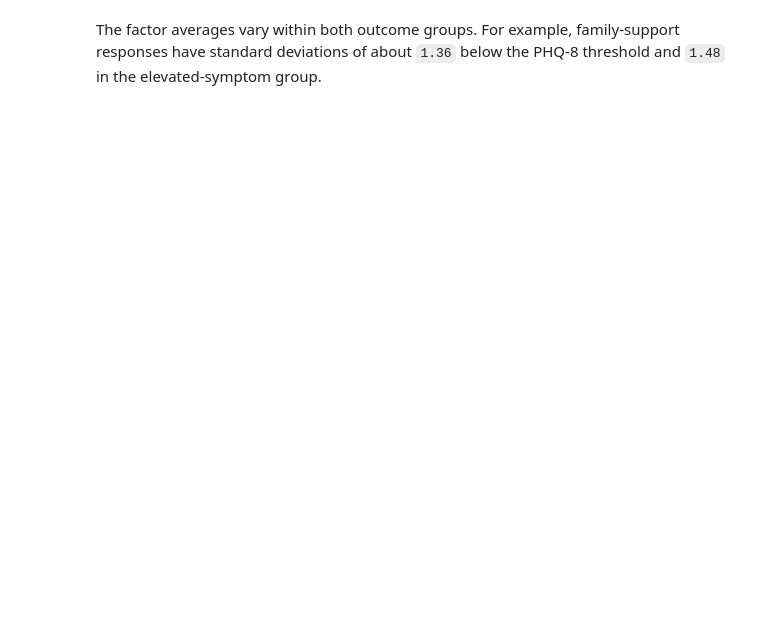
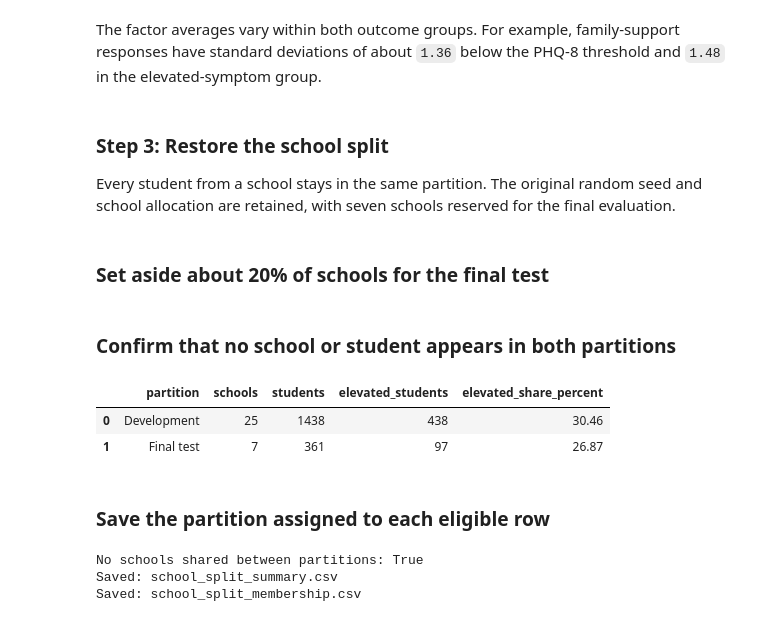
Before and after one commit to N-umwali/SchoolCare-Screening-Priority, a Jupyter notebook: student_screening.ipynb, the cells around one changed output. Cells and saved outputs as stored; diff of their text form; code cells hidden in the pictures; blank space fills up the shorter version.

```diff
--- a/student_screening.ipynb
+++ b/student_screening.ipynb
@@ -651,3 +652,77 @@ factor_spread.round(2).to_csv(REPORTS / "eda_factor_spread.csv")
 | Elevated PHQ-8 symptoms | 5.21 | 1.48 | 3.14 | 0.92 | 5.49 | ... |
 # %% [markdown]
 The factor averages vary within both outcome groups. For example, family-support responses have standard deviations of about `1.36` below the PHQ-8 threshold and `1.48` in the elevated-symptom group.
+# %% [markdown]
+### **Step 3: Restore the school split**
+Every student from a school stays in the same partition. The original random seed and school allocation are retained, with seven schools reserved for the final evaluation.
+# %% [markdown]
+### **Set aside about 20% of schools for the final test**
+# %%
+splitter = GroupShuffleSplit(
+    n_splits=1,
+    test_size=0.20,
+    random_state=42
+)
+
+train_idx, test_idx = next(splitter.split(X, y, groups=groups))
+
+X_train = X.iloc[train_idx].copy()
+X_test = X.iloc[test_idx].copy()
+y_train = y.iloc[train_idx].copy()
+y_test = y.iloc[test_idx].copy()
+groups_train = groups.iloc[train_idx].copy()
+groups_test = groups.iloc[test_idx].copy()
+# %% [markdown]
+### **Confirm that no school or student appears in both partitions**
+# %%
+assert len(X_train) + len(X_test) == 1799
+assert set(groups_train).isdisjoint(set(groups_test))
+assert set(train_idx).isdisjoint(set(test_idx))
+assert X_train.index.equals(y_train.index)
+assert X_test.index.equals(y_test.index)
+
+split_summary = pd.DataFrame([
+    {
+        "partition": "Development",
+        "schools": groups_train.nunique(),
+        "students": len(y_train),
+        "elevated_students": int(y_train.sum()),
+        "elevated_share_percent": round(100 * y_train.mean(), 2)
+    },
+    {
+        "partition": "Final test",
+        "schools": groups_test.nunique(),
+        "students": len(y_test),
+        "elevated_students": int(y_test.sum()),
+        "elevated_share_percent": round(100 * y_test.mean(), 2)
+    }
+])
+
+display(split_summary)
+split_summary.to_csv(REPORTS / "school_split_summary.csv", index=False)
+# %% [output]
+|  | partition | schools | students | elevated_students | elevated_share_percent |
+| 0 | Development | 25 | 1438 | 438 | 30.46 |
+| 1 | Final test | 7 | 361 | 97 | 26.87 |
+# %% [markdown]
+### **Save the partition assigned to each eligible row**
+# %%
+split_membership = pd.DataFrame({
+    "row_position": range(len(eligible)),
+    "school_name": groups.to_numpy(),
+    "partition": "Development"
+})
+split_membership.loc[test_idx, "partition"] = "Final test"
+split_membership.to_csv(DATA / "school_split_membership.csv", index=False)
+
+print("No schools shared between partitions:",
+      set(groups_train).isdisjoint(set(groups_test)))
+print("Saved: school_split_summary.csv")
+print("Saved: school_split_membership.csv")
+assert sorted(groups_test.unique()) == ["AI", "AJ", "G", "I", "P", "X", "Y"]
+assert (len(X_train), len(X_test)) == (1438, 361)
+assert (int(y_train.sum()), int(y_test.sum())) == (438, 97)
+# %% [output]
+No schools shared between partitions: True
+Saved: school_split_summary.csv
+Saved: school_split_membership.csv
```
Also changed, not shown: parts of 9 cells of this notebook.
